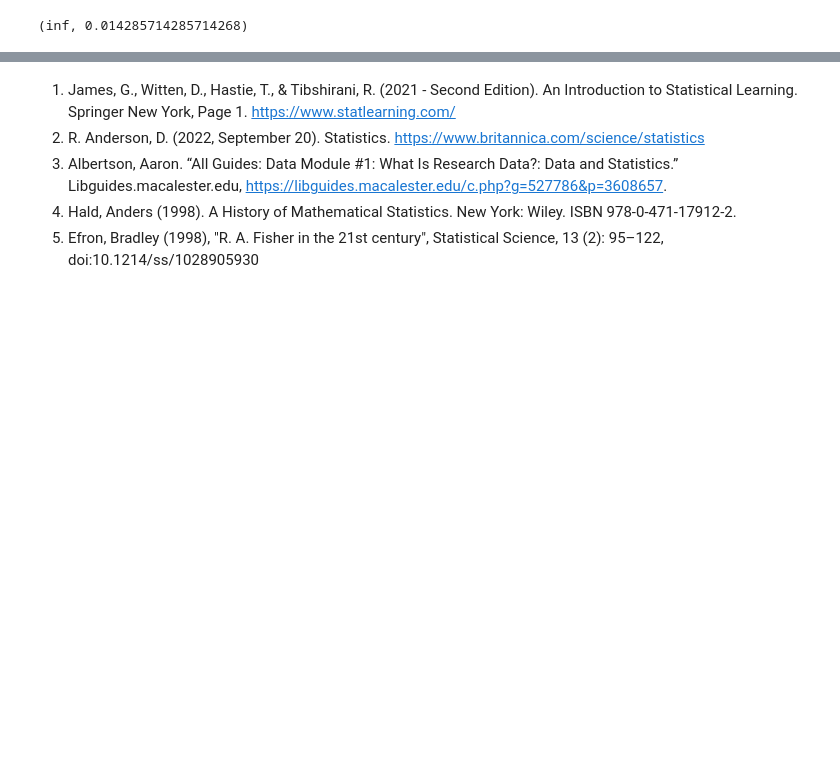
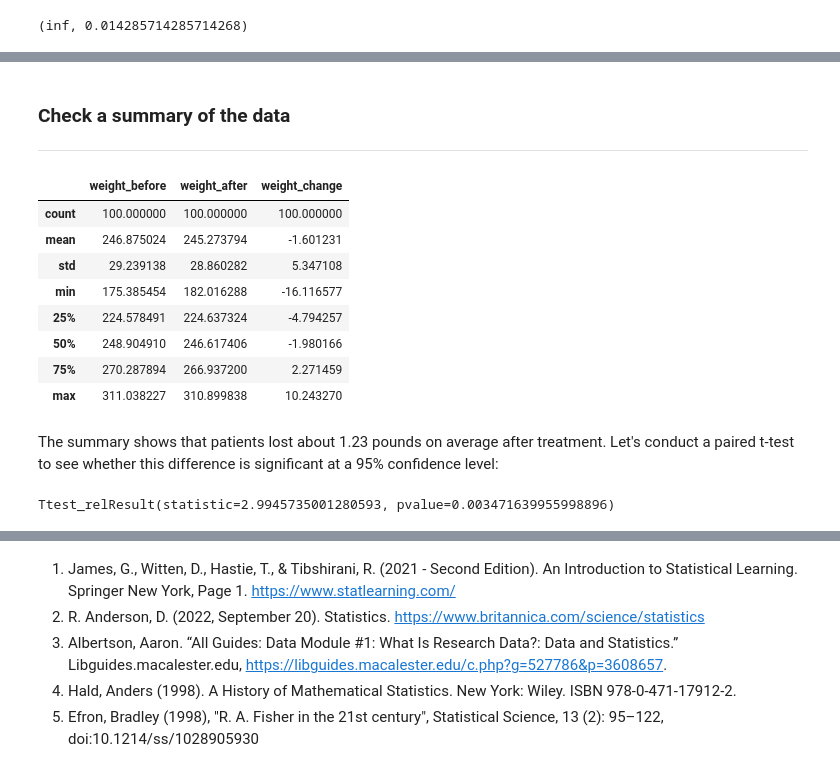
Before and after one commit to Lynch08/Machine_Learning_And_Statistics_2023, a Jupyter notebook: ttest.ipynb, the cells around one changed output, grey strips where cells are left out. Saved outputs shown, nothing was run; the diff lists cells and outputs as text; code cells hidden in the pictures; blank space fills up the shorter version.

Commit message:
second draft of t-test from online data - clean up repo

```diff
--- a/ttest.ipynb
+++ b/ttest.ipynb
@@ -357,0 +374,10 @@ oddsr, p
+# %%
+np.random.seed(100)
+
+before= ss.norm.rvs(scale=30, loc=250, size=100)
+
+after = before + ss.norm.rvs(scale=5, loc=-1.25, size=100)
+
+weight_df = pd.DataFrame({"weight_before":before,
+                          "weight_after":after,
+                          "weight_change":after-before})
@@ -357,0 +396,22 @@ oddsr, p
+# %% [markdown]
+### Check a summary of the data
+<hr style = "border-top: 1px solid #001a79;" />
+# %%
+weight_df.describe()
+# %% [output]
+|  | weight_before | weight_after | weight_change |
+| count | 100.000000 | 100.000000 | 100.000000 |
+| mean | 246.875024 | 245.273794 | -1.601231 |
+| std | 29.239138 | 28.860282 | 5.347108 |
+| min | 175.385454 | 182.016288 | -16.116577 |
+| 25% | 224.578491 | 224.637324 | -4.794257 |
+| 50% | 248.904910 | 246.617406 | -1.980166 |
+| 75% | 270.287894 | 266.937200 | 2.271459 |
+| max | 311.038227 | 310.899838 | 10.243270 |
+# %% [markdown]
+The summary shows that patients lost about 1.23 pounds on average after treatment. Let's conduct a paired t-test to see whether this difference is significant at a 95% confidence level:
+# %%
+ss.ttest_rel(a = before,
+                b = after)
+# %% [output]
+Ttest_relResult(statistic=2.9945735001280593, pvalue=0.003471639955998896)
```
Also changed, not shown: parts of 79 cells of this notebook, 3 other files.
